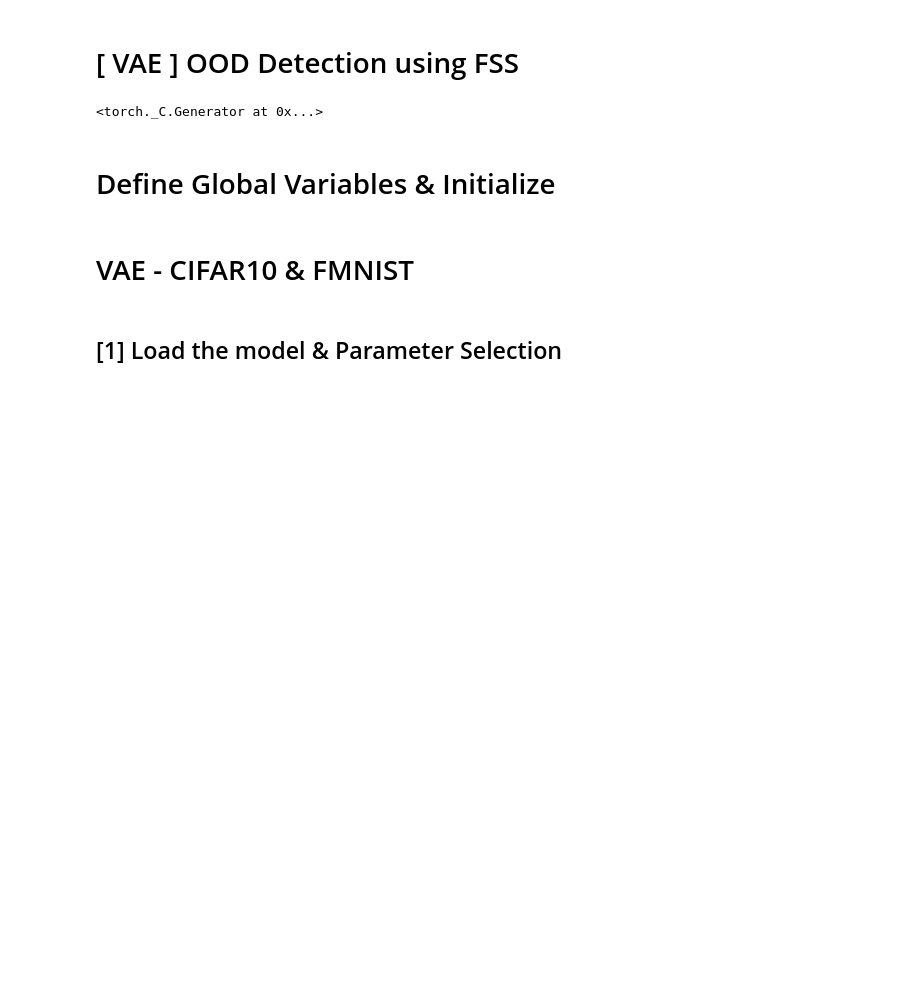
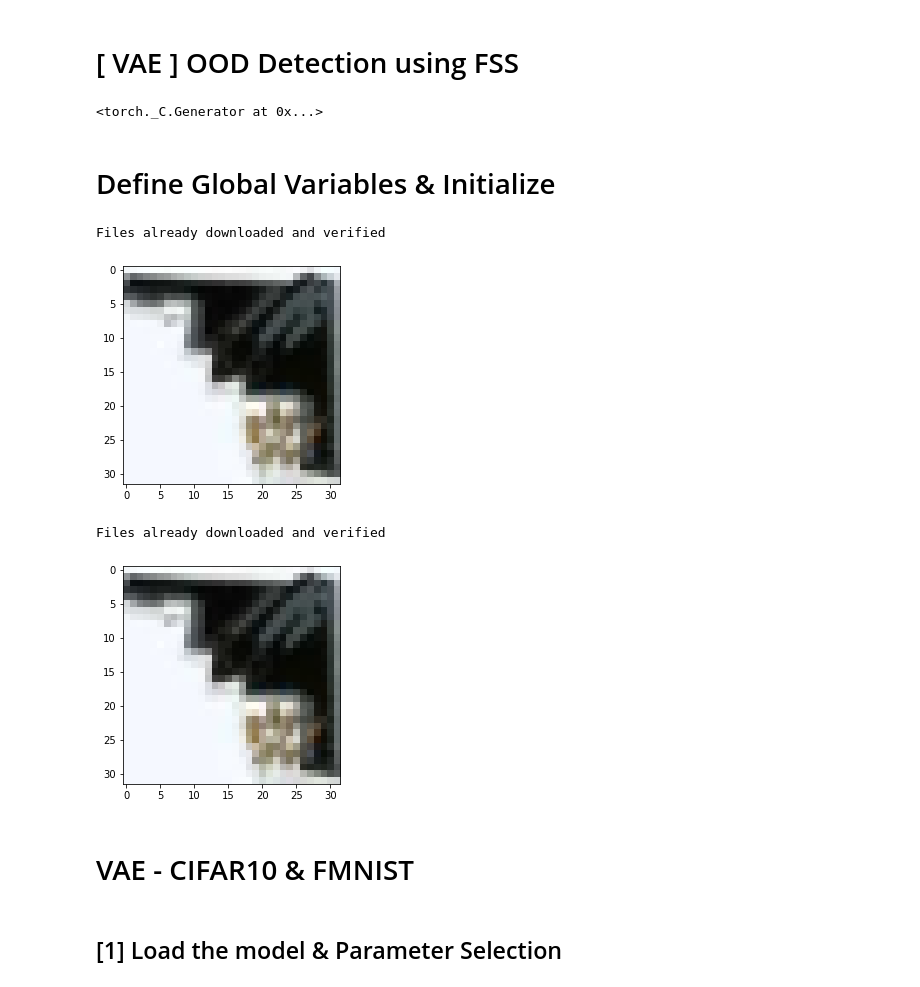
Before and after one commit to shinypond/ood_detection, a Jupyter notebook: code/FINAL_TEST_VAE.ipynb, the cells around one changed output. Drawn from its saved outputs; the diff is of its cells as text; code cells hidden in the pictures; blank space fills up the shorter version.

Commit message:
fixing seed (advanced)

```diff
--- a/code/FINAL_TEST_VAE.ipynb
+++ b/code/FINAL_TEST_VAE.ipynb
@@ -29,6 +29,41 @@ torch.manual_seed(2021)
 <torch._C.Generator at 0x...>
 # %% [markdown]
 # Define Global Variables & Initialize
+# %%
+torch.manual_seed(2021)
+random.seed(2021)
+dataloader = TRAIN_loader(option=opt.train_dist, is_glow=False, batch_size=1)
+for i, x in enumerate(dataloader):
+    try:
+        x, _ = x
+    except:
+        pass
+    plt.figure()
+    plt.imshow(x[0].permute(1, 2, 0))
+    plt.show()
+
+    if i >= 0:
+        break
+
+torch.manual_seed(2021)
+random.seed(2021)
+dataloader = TRAIN_loader(option=opt.train_dist, is_glow=False, batch_size=1)
+for i, x in enumerate(dataloader):
+    try:
+        x, _ = x
+    except:
+        pass
+    plt.figure()
+    plt.imshow(x[0].permute(1, 2, 0))
+    plt.show()
+
+    if i >= 0:
+        break
+# %% [output]
+Files already downloaded and verified
+[figure, added]
+Files already downloaded and verified
+[figure, added]
 # %%
 # FISHER_invs : Fisher inverse matrices from calculating Fisher score (w.r.t. train-dist)
 FISHERs = {'cifar10': {}, 'fmnist': {}}
```
Also changed, not shown: parts of 1 cell of this notebook, 9 other files.
